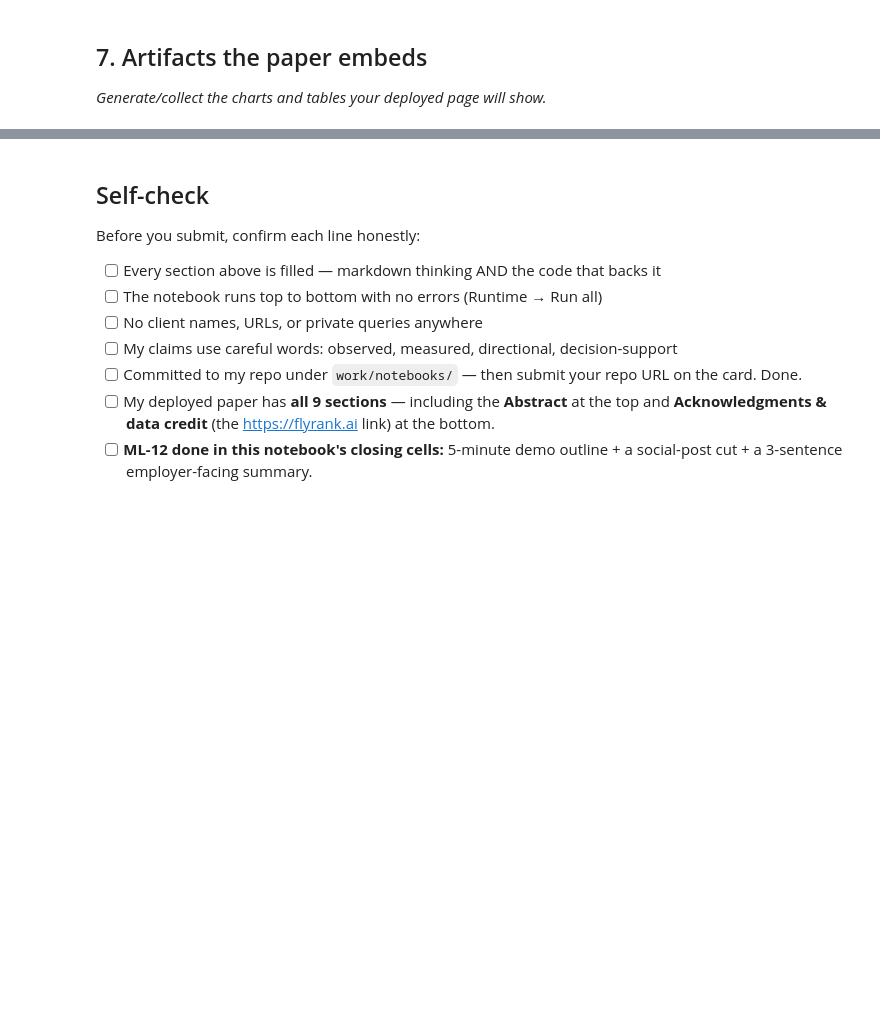
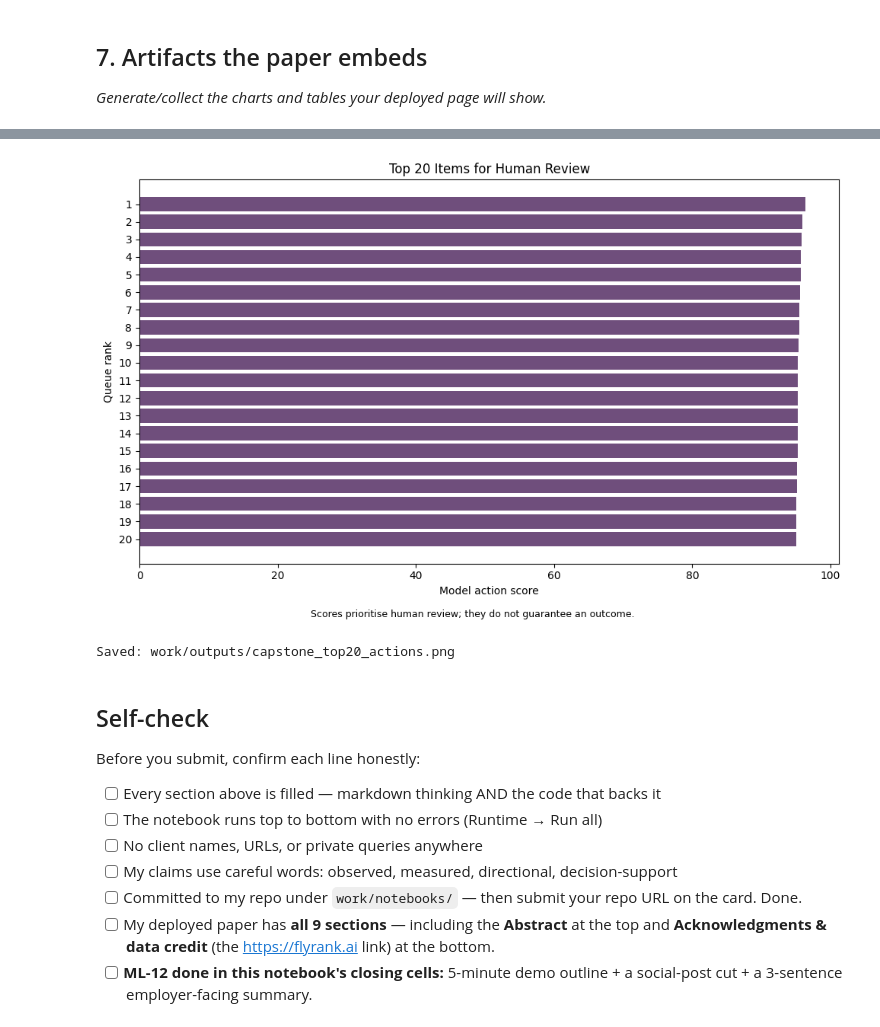
Before and after one commit to abdullahhashmi01/FlyRank-ML-Internship, a Jupyter notebook: work/notebooks/capstone.ipynb, the cells around one changed output, grey strips where cells are left out. Drawn from its saved outputs; the diff is of its cells as text; code cells hidden in the pictures; blank space fills up the shorter version.

Commit message:
Complete capstone using the FlyRank starter dataset

```diff
--- a/work/notebooks/capstone.ipynb
+++ b/work/notebooks/capstone.ipynb
@@ -36,0 +944,15 @@ This skeleton is yours to fill. Work the sections **in order** — each one has
+# %%
+top_20 = ranked_queue.head(20).copy()
+
+top_20_columns = [
+    "rank",
+    "content_id",
+    "action_score",
+    "reason_code",
+    "recommended_action",
+    "confidence_note"
+]
+
+display(
+    top_20[top_20_columns]
+)
@@ -37,3 +1003,51 @@ This skeleton is yours to fill. Work the sections **in order** — each one has
+# %%
+plt.figure(figsize=(10, 6))
+
+plt.barh(
+    top_20["rank"].astype(str),
+    top_20["action_score"],
+    color="#6F4E7C"
+)
+
+plt.gca().invert_yaxis()
+
+plt.xlabel("Model action score")
+plt.ylabel("Queue rank")
+
+plt.title(
+    "Top 20 Items for Human Review"
+)
+
+plt.figtext(
+    0.5,
+    -0.02,
+    (
+        "Scores prioritise human review; "
+        "they do not guarantee an outcome."
+    ),
+    ha="center",
+    fontsize=9
+)
+
+plt.tight_layout()
+
+top20_chart_path = (
+    output_folder
+    / "capstone_top20_actions.png"
+)
+
+plt.savefig(
+    top20_chart_path,
+    dpi=200,
+    bbox_inches="tight"
+)
+
+plt.show()
+
+print("Saved:", top20_chart_path)
+# %% [output]
+[figure, added]
+Saved: work/outputs/capstone_top20_actions.png
 # %% [markdown]
 ## Self-check
 
```
Also changed, not shown: parts of 15 cells of this notebook.
